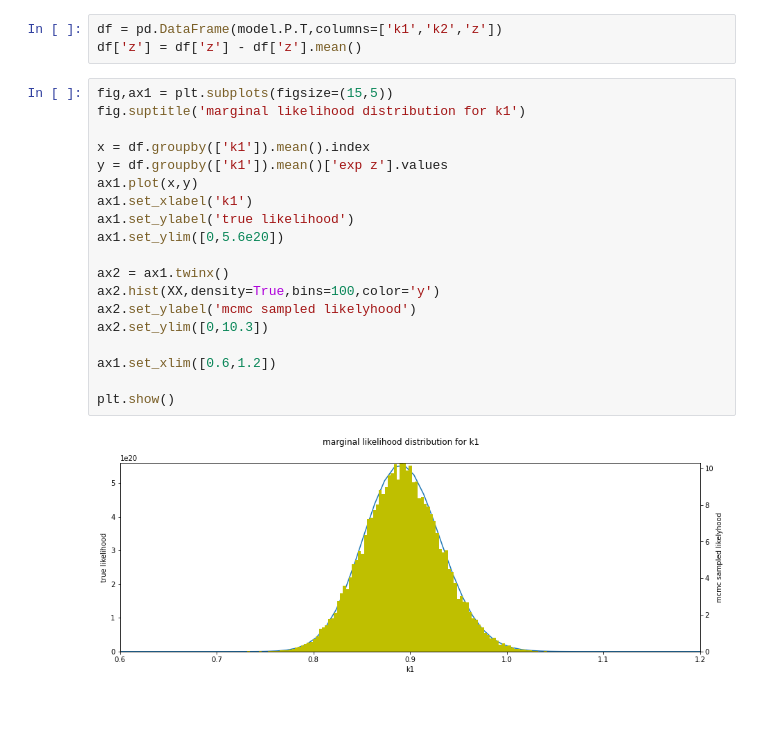
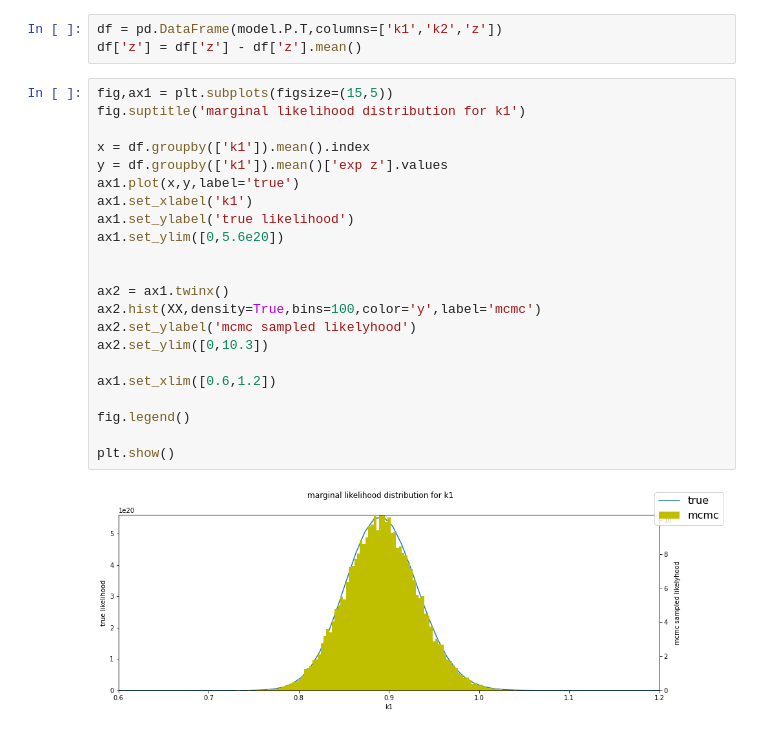
Before and after one commit to WangHaiYang874/ABC22, a Jupyter notebook: done works/gilespe hydrogen mcmc inference 5.ipynb, the cells around one changed output. Saved outputs shown, nothing was run; the diff lists cells and outputs as text; blank space fills up the shorter version.

```diff
--- a/done works/gilespe hydrogen mcmc inference 5.ipynb
+++ b/done works/gilespe hydrogen mcmc inference 5.ipynb
@@ -193,24 +193,27 @@ df['z'] = df['z'] - df['z'].mean()
 # %%
 fig,ax1 = plt.subplots(figsize=(15,5))
 fig.suptitle('marginal likelihood distribution for k1')
 
 x = df.groupby(['k1']).mean().index
 y = df.groupby(['k1']).mean()['exp z'].values
-ax1.plot(x,y)
+ax1.plot(x,y,label='true')
 ax1.set_xlabel('k1')
 ax1.set_ylabel('true likelihood')
 ax1.set_ylim([0,5.6e20])
 
+
 ax2 = ax1.twinx()
-ax2.hist(XX,density=True,bins=100,color='y')
+ax2.hist(XX,density=True,bins=100,color='y',label='mcmc')
 ax2.set_ylabel('mcmc sampled likelyhood')
 ax2.set_ylim([0,10.3])
 
 ax1.set_xlim([0.6,1.2])
 
+fig.legend()
+
 plt.show()
 # %% [output]
-[figure, old version]
+[figure, new version]
 # %%
 fig,ax1 = plt.subplots(figsize=(15,5))
 fig.suptitle('marginal likelihood distribution for k2')
```
Also changed, not shown: parts of 2 cells of this notebook.
